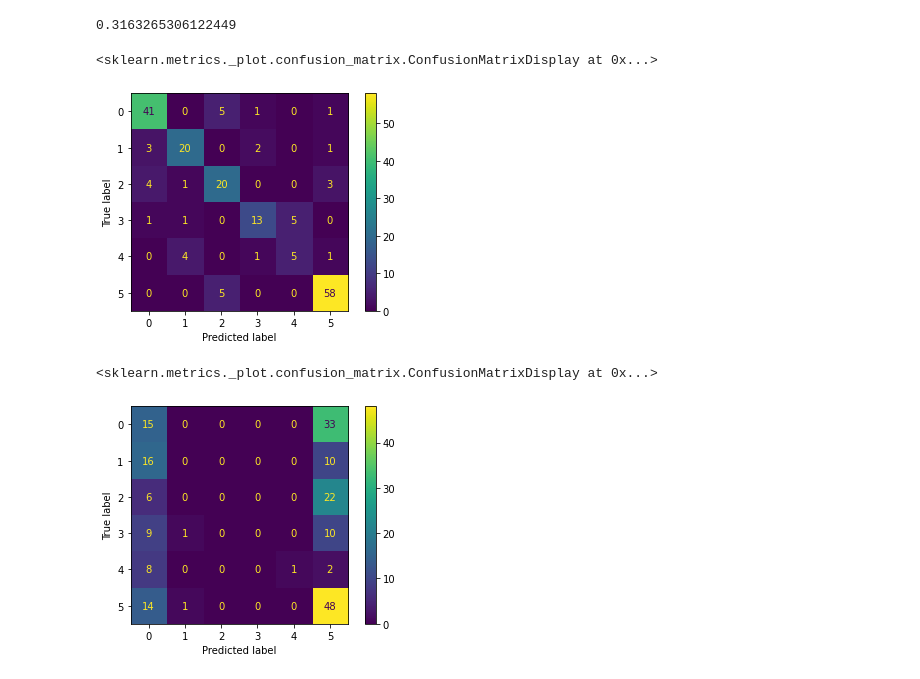
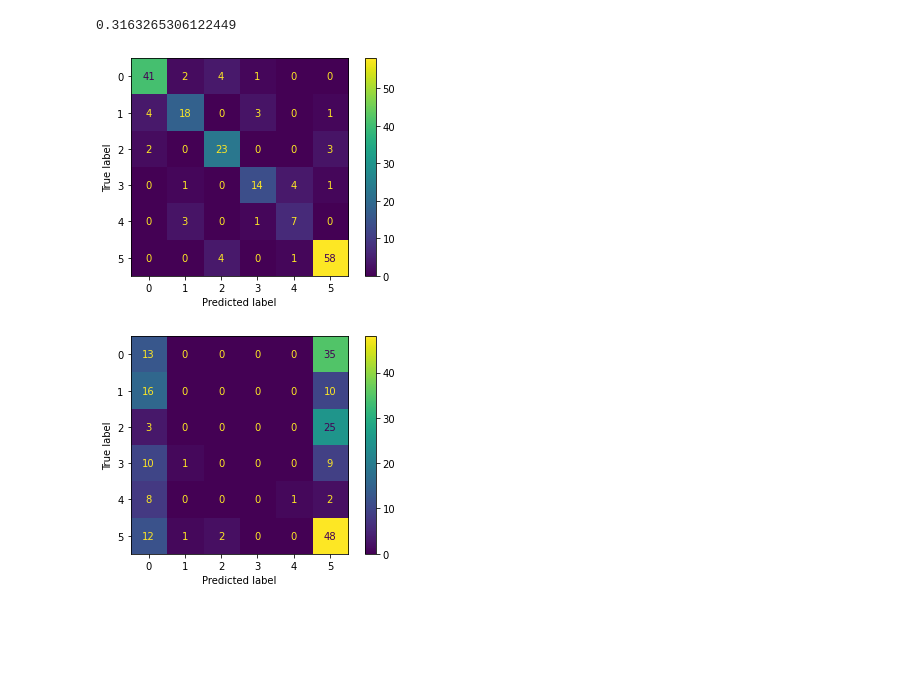
Before and after one commit to LydiaCuffman/cville_school_zones, a Jupyter notebook: notebook.ipynb, the cells around one changed output. Cells and saved outputs as stored; diff of their text form; code cells hidden in the pictures; blank space fills up the shorter version.

```diff
--- a/notebook.ipynb
+++ b/notebook.ipynb
@@ -658,8 +633,9 @@ pipe_race.fit(race_train, y_train_labelled).score(race_train, y_train_labelled)
 # %% [output]
 0.35494880546075086
 # %%
-#Decision tree with only racial composition of census block
-pipe2_race = Pipeline(steps=[('knn', KNNImputer()), ('scale', StandardScaler()),
-                        ('tree', DecisionTreeClassifier(max_depth=6))])
-pipe2_race.fit(race_train, y_train_labelled).score(race_train, y_train_labelled)
+#PCA decision tree using only racial composition of census block
+tree_race = Pipeline(steps=[('knn', KNNImputer()), ('scale', StandardScaler()), ('pca', PCA()),
+                            ('tree', DecisionTreeClassifier(max_depth=6))])
+
+tree_race.fit(race_train, y_train_labelled).score(race_train, y_train_labelled)
 # %% [output]
@@ -667,6 +642,0 @@ pipe2_race.fit(race_train, y_train_labelled).score(race_train, y_train_labelled)
-# %%
-pipe3_race = Pipeline(steps=[('knn', KNNImputer()), ('scale', StandardScaler())])
-pipe3_race.fit(race_train, y_train_labelled)
-
-race_tr_pca = pipe3_race.transform(race_train)
-race_te_pca = pipe3_race.transform(race_test)
@@ -685,5 +642,0 @@ lr_pca_race.score(race_train_pca, y_train_labelled)
-# %%
-#PCA decision tree using only racial composition of census block
-tree_race = DecisionTreeClassifier(max_depth=6).fit(race_train_pca, y_train_labelled)
-
-tree_race.score(race_train_pca, y_train_labelled)
@@ -692,8 +643,7 @@ tree_race.score(race_train_pca, y_train_labelled)
 # %%
-parameters2={'max_depth': [4, 6, 8, 10, 12], 'min_samples_leaf': (3, 4, 5, 6)}
-tree_cv_race = DecisionTreeClassifier()
-tree_grid_search_race = GridSearchCV(tree_cv_race, parameters2)
-tree_grid_search_race.fit(race_train_pca, y_train_labelled).score(race_train_pca, y_train_labelled)
+parameters2={'tree__max_depth': [2, 3, 4, 5, 6], 'tree__min_samples_leaf': (1, 2, 3, 4)}
+tree_grid_search_race = GridSearchCV(tree_race, parameters2)
+tree_grid_search_race.fit(race_train, y_train_labelled).score(race_train, y_train_labelled)
 # %% [output]
 0.4300341296928328
 # %%
@@ -711,16 +661,14 @@ tree_grid_search_race.score(race_test_pca, y_test_labelled)
 # %% [output]
 0.3163265306122449
 # %%
-block_predictions = confusion_matrix(y_test_labelled, tree_grid_search.predict(X_test_pca))
+block_predictions = confusion_matrix(y_test_labelled, tree_grid_search.predict(X_test))
 disp = ConfusionMatrixDisplay(block_predictions)
-disp.plot()
+disp.plot();
 # %% [output]
-<sklearn.metrics._plot.confusion_matrix.ConfusionMatrixDisplay at 0x...>
 [figure]
 # %%
-block_predictions_race = confusion_matrix(y_test_labelled, tree_grid_search_race.predict(race_test_pca))
+block_predictions_race = confusion_matrix(y_test_labelled, tree_grid_search_race.predict(race_test))
 disp2 = ConfusionMatrixDisplay(block_predictions_race)
-disp2.plot()
+disp2.plot();
 # %% [output]
-<sklearn.metrics._plot.confusion_matrix.ConfusionMatrixDisplay at 0x...>
-[figure, old version]
+[figure, new version]
```
Also changed, not shown: parts of 27 cells of this notebook, 1 other file.
